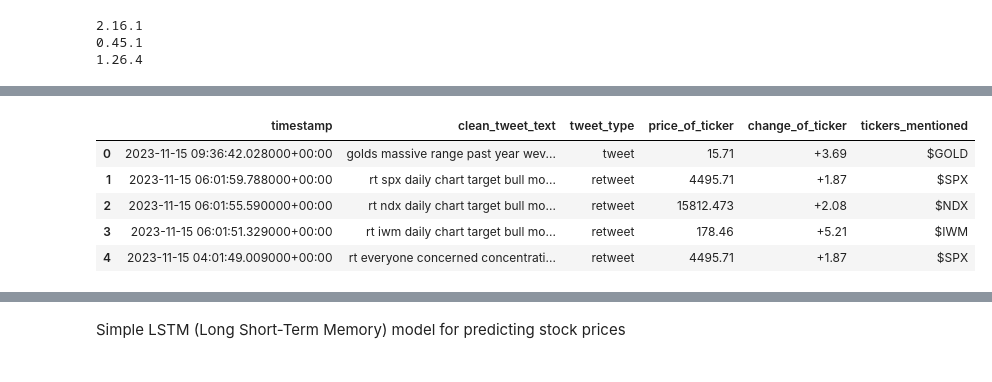
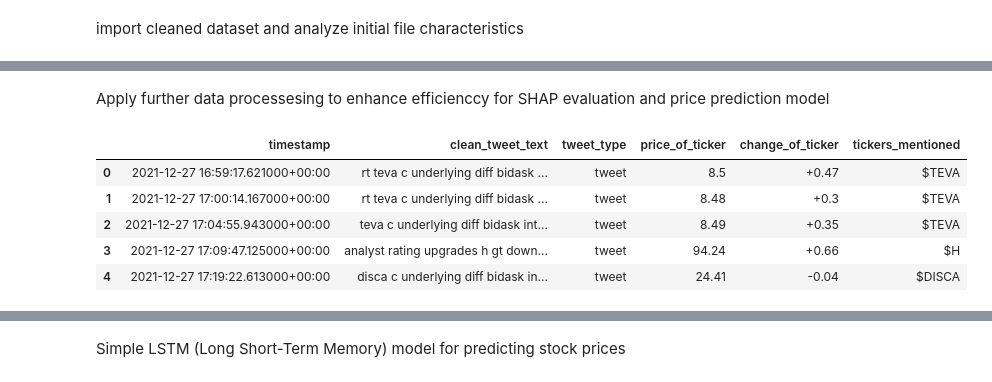
Before and after one commit to premstaller1/SHAP-DS2, a Jupyter notebook: Stock_market_Shap_analysis_pascal.ipynb, the cells around one changed output, grey strips where cells are left out. Cells and saved outputs as stored; diff of their text form; code cells hidden in the pictures.

```diff
--- a/Stock_market_Shap_analysis_pascal.ipynb
+++ b/Stock_market_Shap_analysis_pascal.ipynb
@@ -9,11 +13,5 @@ import tensorflow as tf
-# %%
-print(tf.__version__)
-print(shap.__version__)
-print(np.__version__)
-# %% [output]
-2.16.1
-0.45.1
-1.26.4
+# %% [markdown]
+import cleaned dataset and analyze initial file characteristics
 # %%
 df = pd.read_csv('data/finance_stocks/finance_stocks-train-cleaned.csv')
 print('Dataset size:',df.shape)
@@ -44,22 +42,22 @@ memory usage: 1.9+ MB
 | 2 | 2023-11-15T06:01:55.590000+00:00 | RT @SmartReversals: $NDX - Daily ... | https://twitter.com/user/status/1... | retweet | ['15812.473'] | ['+2.08%'] | ['$NDX'] | ... |
 | 3 | 2023-11-15T06:01:51.329000+00:00 | RT @SmartReversals: $IWM - Daily ... | https://twitter.com/user/status/1... | retweet | ['178.46'] | ['+5.21%'] | ['$IWM'] | ... |
 | 4 | 2023-11-15T04:01:49.009000+00:00 | RT @coiledspringcap: Everyone has... | https://twitter.com/user/status/1... | retweet | ['4495.71'] | ['+1.87%'] | ['$SPX'] | ... |
-# %%
-pd.set_option('display.max_rows', None)
-#pd.reset_option('display.max_rows')
+# %% [markdown]
+Apply further data processesing to enhance efficienccy for SHAP evaluation and price prediction model
 # %%
 df['change_of_ticker'] = df['change_of_ticker'].str.extract(r'([-+]?\d+\.\d+|\d+)')
 df['price_of_ticker'] = df['price_of_ticker'].str.extract(r'([-+]?\d+\.\d+|\d+)')
 df['tickers_mentioned'] = df['tickers_mentioned'].str.extract(r'(\$[A-Za-z]+)')
 df['timestamp'] = pd.to_datetime(df['timestamp'], format='mixed')
-
+df = df.sort_values(by='timestamp')
+df = df.reset_index(drop=True)
 df = df[['timestamp', 'clean_tweet_text', 'tweet_type', 'price_of_ticker', 'change_of_ticker', 'tickers_mentioned']]
 df = df.dropna()
 df.head()
 # %% [output]
 |  | timestamp | clean_tweet_text | tweet_type | price_of_ticker | change_of_ticker | tickers_mentioned |
-| 0 | 2023-11-15 09:36:42.028000+00:00 | golds massive range past year wev... | tweet | 15.71 | +3.69 | $GOLD |
-| 1 | 2023-11-15 06:01:59.788000+00:00 | rt spx daily chart target bull mo... | retweet | 4495.71 | +1.87 | $SPX |
-| 2 | 2023-11-15 06:01:55.590000+00:00 | rt ndx daily chart target bull mo... | retweet | 15812.473 | +2.08 | $NDX |
-| 3 | 2023-11-15 06:01:51.329000+00:00 | rt iwm daily chart target bull mo... | retweet | 178.46 | +5.21 | $IWM |
-| 4 | 2023-11-15 04:01:49.009000+00:00 | rt everyone concerned concentrati... | retweet | 4495.71 | +1.87 | $SPX |
+| 0 | 2021-12-27 16:59:17.621000+00:00 | rt teva c underlying diff bidask ... | tweet | 8.5 | +0.47 | $TEVA |
+| 1 | 2021-12-27 17:00:14.167000+00:00 | rt teva c underlying diff bidask ... | tweet | 8.48 | +0.3 | $TEVA |
+| 2 | 2021-12-27 17:04:55.943000+00:00 | teva c underlying diff bidask int... | tweet | 8.49 | +0.35 | $TEVA |
+| 3 | 2021-12-27 17:09:47.125000+00:00 | analyst rating upgrades h gt down... | tweet | 94.24 | +0.66 | $H |
+| 4 | 2021-12-27 17:19:22.613000+00:00 | disca c underlying diff bidask in... | tweet | 24.41 | -0.04 | $DISCA |
```
Also changed, not shown: parts of 72 cells of this notebook, 1 other file.
